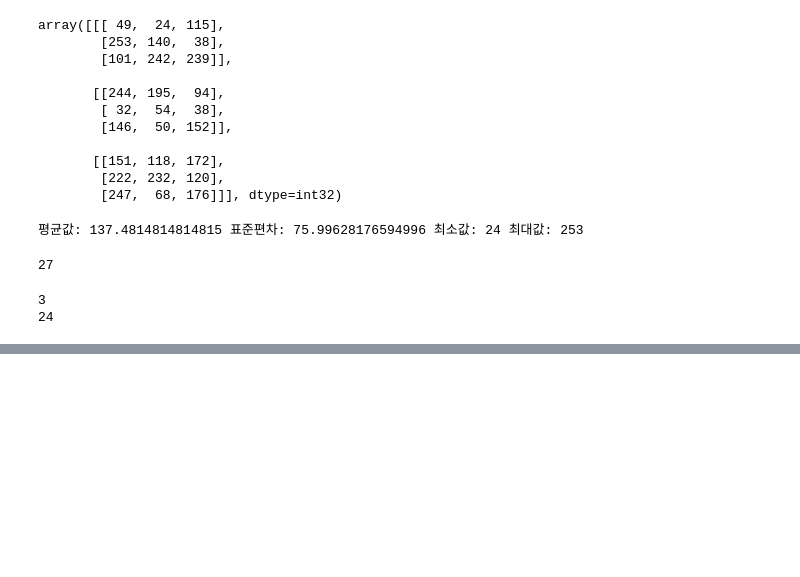
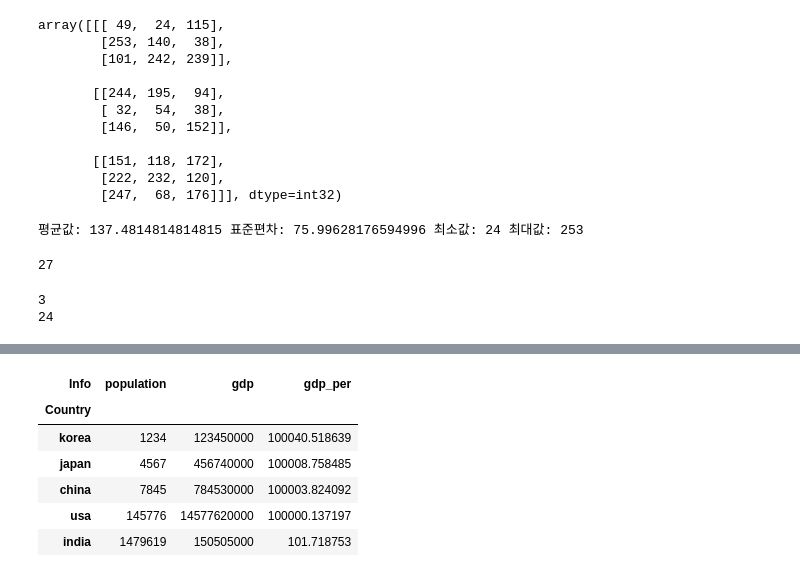
Before and after one commit to pmj8298/python, a Jupyter notebook: python10.ipynb, the cells around one changed output, grey strips where cells are left out. Drawn from its saved outputs; the diff is of its cells as text; code cells hidden in the pictures; blank space fills up the shorter version.

```diff
--- a/python10.ipynb
+++ b/python10.ipynb
@@ -305,0 +530,13 @@ print((np.count_nonzero(y)))
+# %%
+# 행추가 방법1
+country.loc['india'] = [1479619, 150505000,'NaN']
+country.loc['india','gdp_per'] = country.loc['india','gdp']/country.loc['india','population']
+country
+# %% [output]
+| Info | population | gdp | gdp_per |
+| Country |  |  |  |
+| korea | 1234 | 123450000 | 100040.518639 |
+| japan | 4567 | 456740000 | 100008.758485 |
+| china | 7845 | 784530000 | 100003.824092 |
+| usa | 145776 | 14577620000 | 100000.137197 |
+| india | 1479619 | 150505000 | 101.718753 |
```
Also changed, not shown: parts of 19 cells of this notebook.
